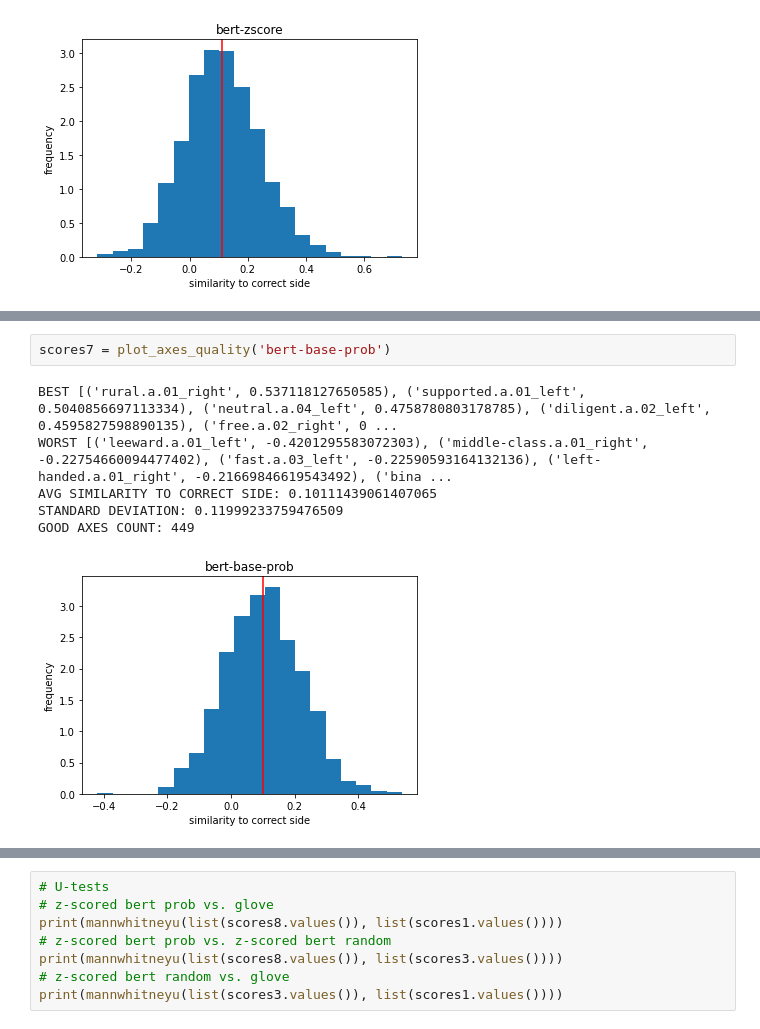
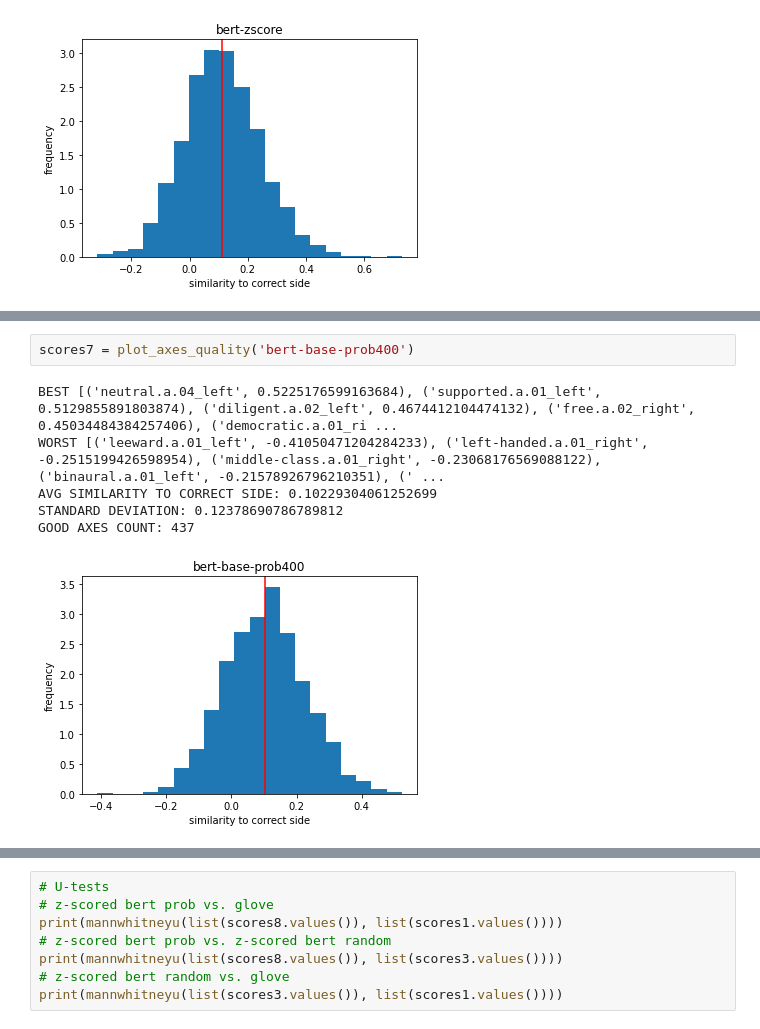
Before and after one commit to lucy3/context_semantic_axes, a Jupyter notebook: code/axes_occupation_viz.ipynb, the cells around one changed output, grey strips where cells are left out. Drawn from its saved outputs; the diff is of its cells as text.

```diff
--- a/code/axes_occupation_viz.ipynb
+++ b/code/axes_occupation_viz.ipynb
@@ -286,10 +323,10 @@ NameError: name 'plot_axes_quality' is not defined
 # %%
-scores7 = plot_axes_quality('bert-base-prob')
+scores7 = plot_axes_quality('bert-base-prob400')
 # %% [output]
-BEST [('rural.a.01_right', 0.537118127650585), ('supported.a.01_left', 0.5040856697113334), ('neutral.a.04_left', 0.4758780803178785), ('diligent.a.02_left', 0.4595827598890135), ('free.a.02_right', 0 ...
-WORST [('leeward.a.01_left', -0.4201295583072303), ('middle-class.a.01_right', -0.22754660094477402), ('fast.a.03_left', -0.22590593164132136), ('left-handed.a.01_right', -0.21669846619543492), ('bina ...
-AVG SIMILARITY TO CORRECT SIDE: 0.10111439061407065
-STANDARD DEVIATION: 0.11999233759476509
-GOOD AXES COUNT: 449
+BEST [('neutral.a.04_left', 0.5225176599163684), ('supported.a.01_left', 0.5129855891803874), ('diligent.a.02_left', 0.4674412104474132), ('free.a.02_right', 0.45034484384257406), ('democratic.a.01_ri ...
+WORST [('leeward.a.01_left', -0.41050471204284233), ('left-handed.a.01_right', -0.2515199426598954), ('middle-class.a.01_right', -0.23068176569088122), ('binaural.a.01_left', -0.21578926796210351), (' ...
+AVG SIMILARITY TO CORRECT SIDE: 0.10229304061252699
+STANDARD DEVIATION: 0.12378690786789812
+GOOD AXES COUNT: 437
-[figure, old version]
+[figure, new version]
 # %%
```
Also changed, not shown: parts of 29 cells of this notebook, 3 other files.
